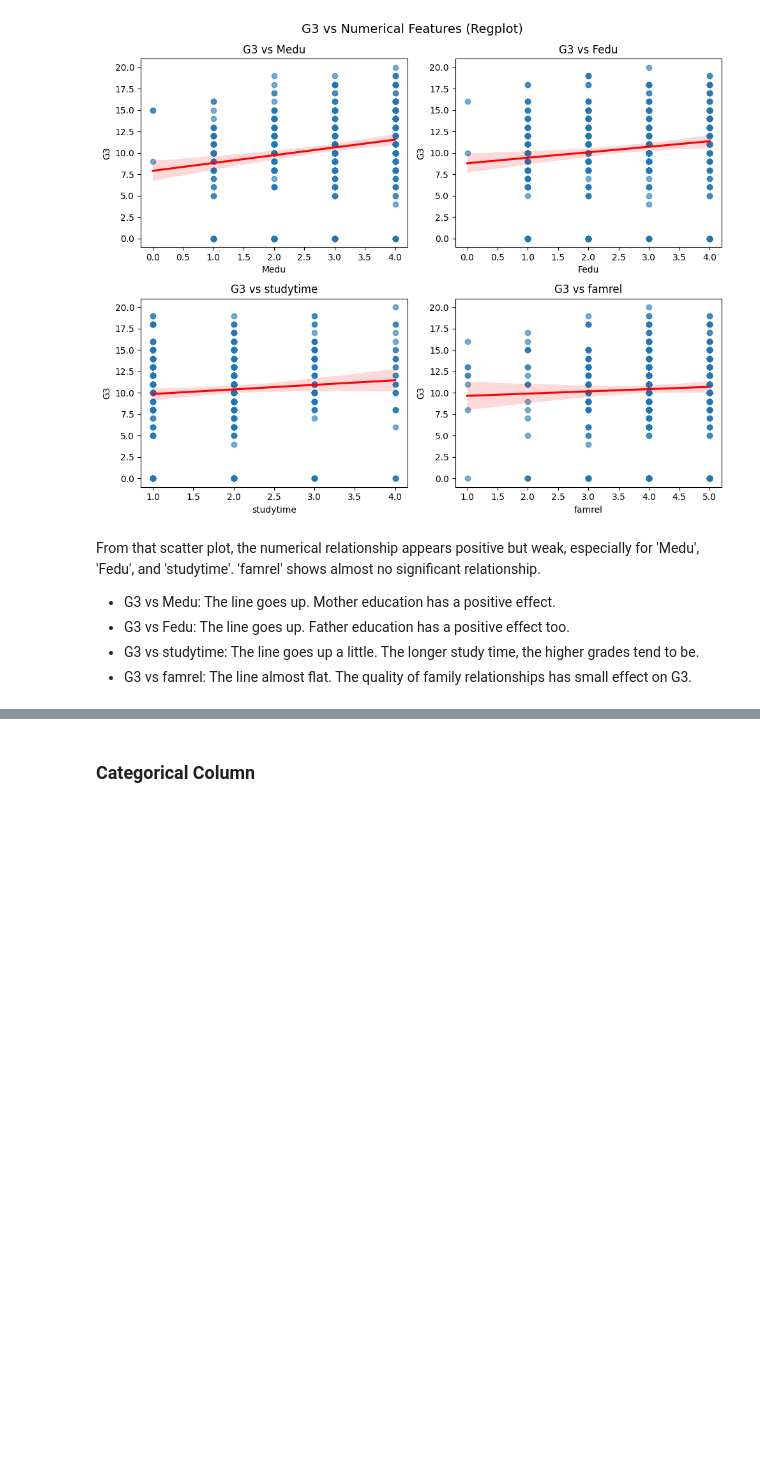
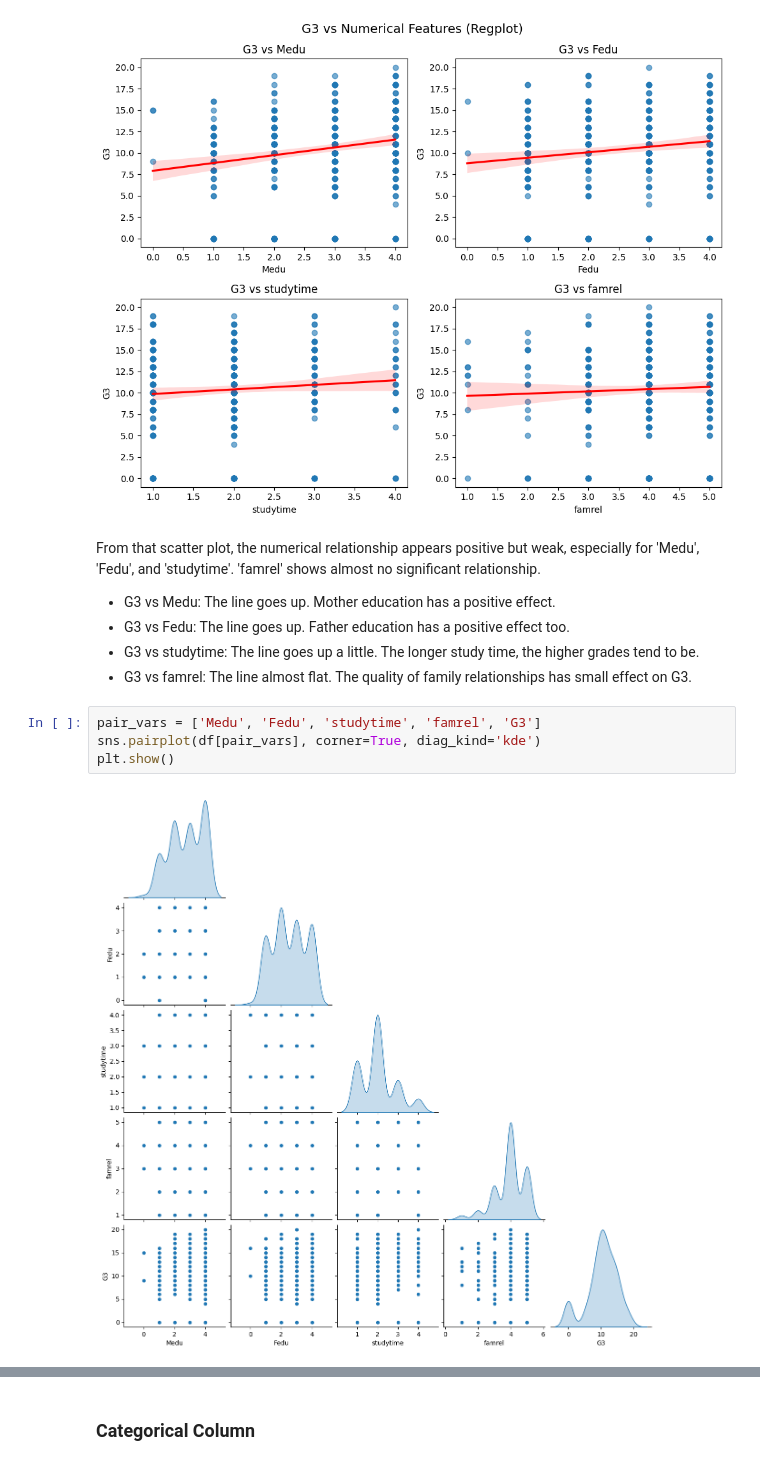
Before and after one commit to AkmalFazli27/Student-Grade-Analysis, a Jupyter notebook: notebooks/student_math.ipynb, the cells around one changed output, grey strips where cells are left out. Saved outputs shown, nothing was run; the diff lists cells and outputs as text; blank space fills up the shorter version.

Commit message:
Create pair plot for numerical features

```diff
--- a/notebooks/student_math.ipynb
+++ b/notebooks/student_math.ipynb
@@ -164,3 +164,9 @@ From that scatter plot, the numerical relationship appears positive but weak, es
 - G3 vs Fedu: The line goes up. Father education has a positive effect too.
 - G3 vs studytime: The line goes up a little. The longer study time, the higher grades tend to be.
 - G3 vs famrel: The line almost flat. The quality of family relationships has small effect on G3.
+# %%
+pair_vars = ['Medu', 'Fedu', 'studytime', 'famrel', 'G3']
+sns.pairplot(df[pair_vars], corner=True, diag_kind='kde')
+plt.show()
+# %% [output]
+[figure, added]
```
Also changed, not shown: parts of 5 cells of this notebook.
